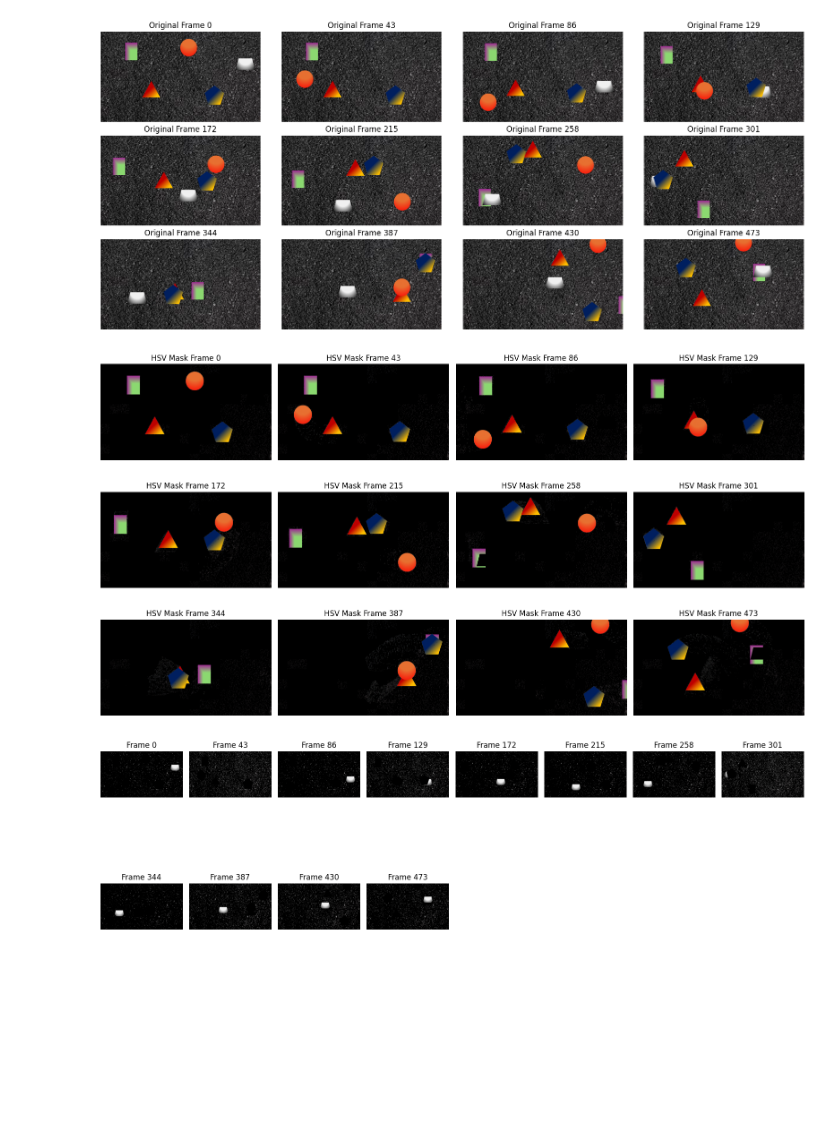
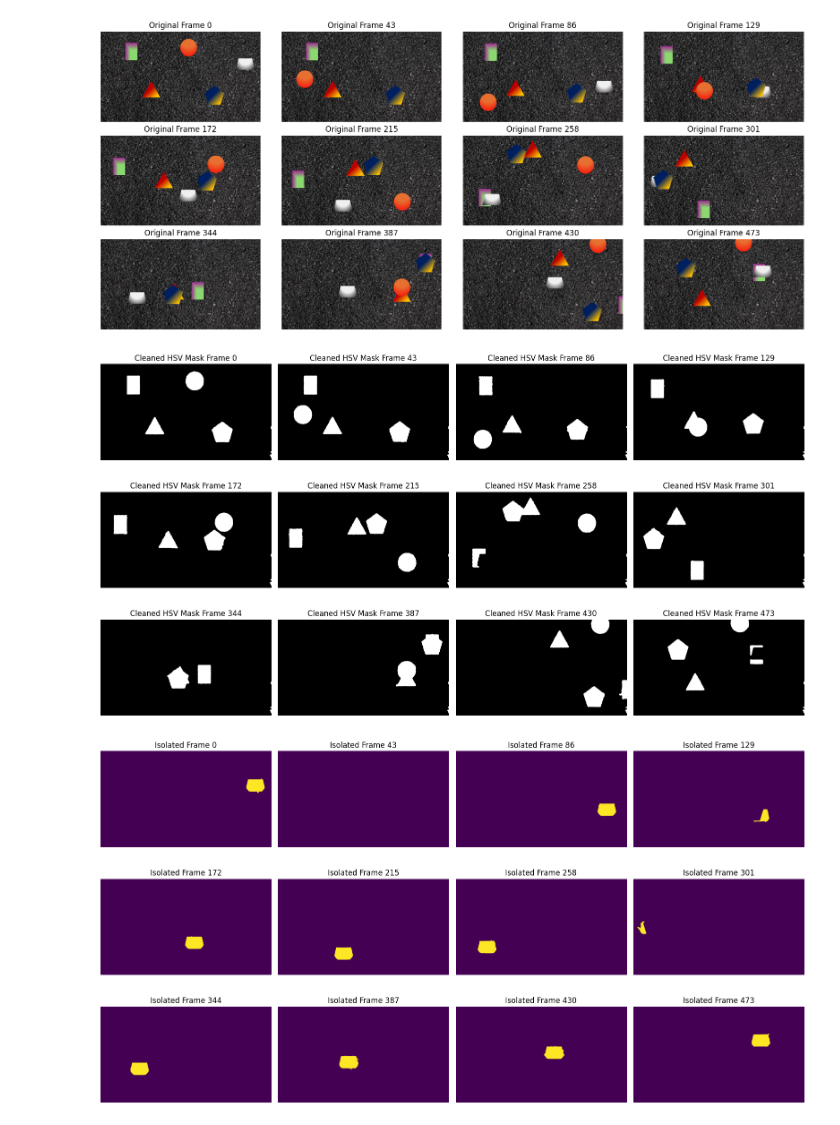
Before and after one commit to pranavgupta55/PennAiRSoftwareChallenge, a Jupyter notebook: hsvTesting.ipynb, the cells around one changed output. Cells and saved outputs as stored; diff of their text form; code cells hidden in the pictures; blank space fills up the shorter version.

```diff
--- a/hsvTesting.ipynb
+++ b/hsvTesting.ipynb
@@ -73,14 +73,24 @@ for i, frame_bgr in enumerate(extracted_frames):
     frame_rgb = cv2.cvtColor(frame_bgr, cv2.COLOR_BGR2RGB)
     frame_hsv = cv2.cvtColor(frame_bgr, cv2.COLOR_BGR2HSV)
 
+    # 1) Create binary mask from HSV range
     hsv_mask = cv2.inRange(frame_hsv, lower_hsv, upper_hsv)
-    hsv_masked = cv2.bitwise_and(frame_rgb, frame_rgb, mask=hsv_mask)
-    hsv_binary = cv2.threshold(hsv_mask, 1, 255, cv2.THRESH_BINARY)[1]
 
-    hsv_binaries.append(hsv_binary)  # Save binary mask
+    # 2) Apply Gaussian blur to smooth the mask and reduce noise
+    blurred = cv2.GaussianBlur(hsv_mask, (11, 11), 0)
 
-    axes[i].imshow(hsv_masked)
-    axes[i].set_title(f"HSV Mask Frame {frame_indices[i]}")
+    # 3) Threshold again to get binary mask after blur
+    _, clean_mask = cv2.threshold(blurred, 127, 255, cv2.THRESH_BINARY)
+
+    # 4) Morphological operations to remove small noise and fill holes
+    kernel = cv2.getStructuringElement(cv2.MORPH_ELLIPSE, (9, 9))
+    clean_mask = cv2.morphologyEx(clean_mask, cv2.MORPH_OPEN, kernel, iterations=2)
+    clean_mask = cv2.morphologyEx(clean_mask, cv2.MORPH_CLOSE, kernel, iterations=2)
+
+    hsv_binaries.append(clean_mask)  # Save cleaned binary mask
+
+    axes[i].imshow(clean_mask, cmap='gray')
+    axes[i].set_title(f"Cleaned HSV Mask Frame {frame_indices[i]}")
     axes[i].axis('off')
 
 for j in range(len(extracted_frames), len(axes)):
@@ -89,7 +99,7 @@ for j in range(len(extracted_frames), len(axes)):
 plt.tight_layout()
 plt.show()
 # %% [output]
-[figure, old version]
+[figure, new version]
 # %%
 import cv2
 import numpy as np
@@ -97,46 +107,84 @@ import matplotlib.pyplot as plt
 
 # Your HSV range - adjust as needed
 lower_hsv = np.array([0, 0, 0])
-upper_hsv = np.array([255, 10, 255])
+upper_hsv = np.array([255, 5, 255])
 
-fig, axes = plt.subplots(3, 8, figsize=(16, 9))
+final_masks = []
+
+fig, axes = plt.subplots(3, 4, figsize=(16, 9))
 axes = axes.flatten()
 
 combined_masks = []
 
 for i, frame_bgr in enumerate(extracted_frames):
     frame_rgb = cv2.cvtColor(frame_bgr, cv2.COLOR_BGR2RGB)
     frame_hsv = cv2.cvtColor(frame_bgr, cv2.COLOR_BGR2HSV)
 
     # 1) HSV mask
     hsv_mask = cv2.inRange(frame_hsv, lower_hsv, upper_hsv)
 
     # 2) Grayscale + Gaussian blur
     gray = cv2.cvtColor(frame_bgr, cv2.COLOR_BGR2GRAY)
     blur = cv2.GaussianBlur(gray, (5,5), 0)
 
     # 3) Otsu's threshold
     _, otsu_mask = cv2.threshold(blur, 0, 255, cv2.THRESH_BINARY + cv2.THRESH_OTSU)
 
     # 4) Combine masks (AND operation)
     combined_mask = cv2.bitwise_and(hsv_mask, otsu_mask)
     combined_masks.append(combined_mask)
 
-    # 5) Apply combined mask to RGB image for visualization
-    masked_rgb = cv2.bitwise_and(frame_rgb, frame_rgb, mask=combined_mask)
+    kernel = cv2.getStructuringElement(cv2.MORPH_RECT, (7,7))
+    clean_mask = cv2.morphologyEx(combined_mask, cv2.MORPH_CLOSE, kernel)
+    clean_mask = cv2.morphologyEx(clean_mask, cv2.MORPH_OPEN, kernel)
 
-    axes[i].imshow(masked_rgb)
-    axes[i].set_title(f"Frame {frame_indices[i]}")
+    contours, _ = cv2.findContours(clean_mask, cv2.RETR_EXTERNAL, cv2.CHAIN_APPROX_SIMPLE)
+
+    if contours:
+        largest_contour = max(contours, key=cv2.contourArea)
+        final_mask = np.zeros_like(clean_mask)
+        cv2.drawContours(final_mask, [largest_contour], -1, 255, thickness=-1)
+    else:
+        final_mask = clean_mask
+
+    isolated_trapezoid = cv2.bitwise_and(frame_rgb, frame_rgb, mask=final_mask)
+
+    min_area = 5000
+    max_area = 30000
+    min_aspect_ratio = 0.5
+    max_aspect_ratio = 1.7
+
+    filtered_contours = []
+    for cnt in contours:
+        area = cv2.contourArea(cnt)
+        if min_area < area < max_area:
+            x,y,w,h = cv2.boundingRect(cnt)
+            aspect_ratio = w / float(h)
+            if min_aspect_ratio < aspect_ratio < max_aspect_ratio:
+                filtered_contours.append(cnt)
+
+    if filtered_contours:
+        largest_contour = max(filtered_contours, key=cv2.contourArea)
+        final_mask = np.zeros_like(clean_mask)
+        cv2.drawContours(final_mask, [largest_contour], -1, 255, thickness=-1)
+    else:
+        final_mask = np.zeros_like(clean_mask)
+
+    final_masks.append(final_mask)
+
+    # Display isolated_trapezoid on axes[i]
+    axes[i].imshow(final_mask)
+    axes[i].set_title(f"Isolated Frame {frame_indices[i]}")
     axes[i].axis('off')
 
-# Remove unused subplots if any
-for j in range(len(extracted_frames), len(axes)):
-    fig.delaxes(axes[j])
+    # Remove unused subplots if any
+    for j in range(len(extracted_frames), len(axes)):
+        fig.delaxes(axes[j])
 
 plt.tight_layout()
 plt.show()
 # %% [output]
-[figure, old version]
+[figure, new version]
 # %%
 fig, axes = plt.subplots(3, 4, figsize=(16, 9))
 axes = axes.flatten()
```
Also changed, not shown: parts of 2 cells of this notebook, 4 other files.
